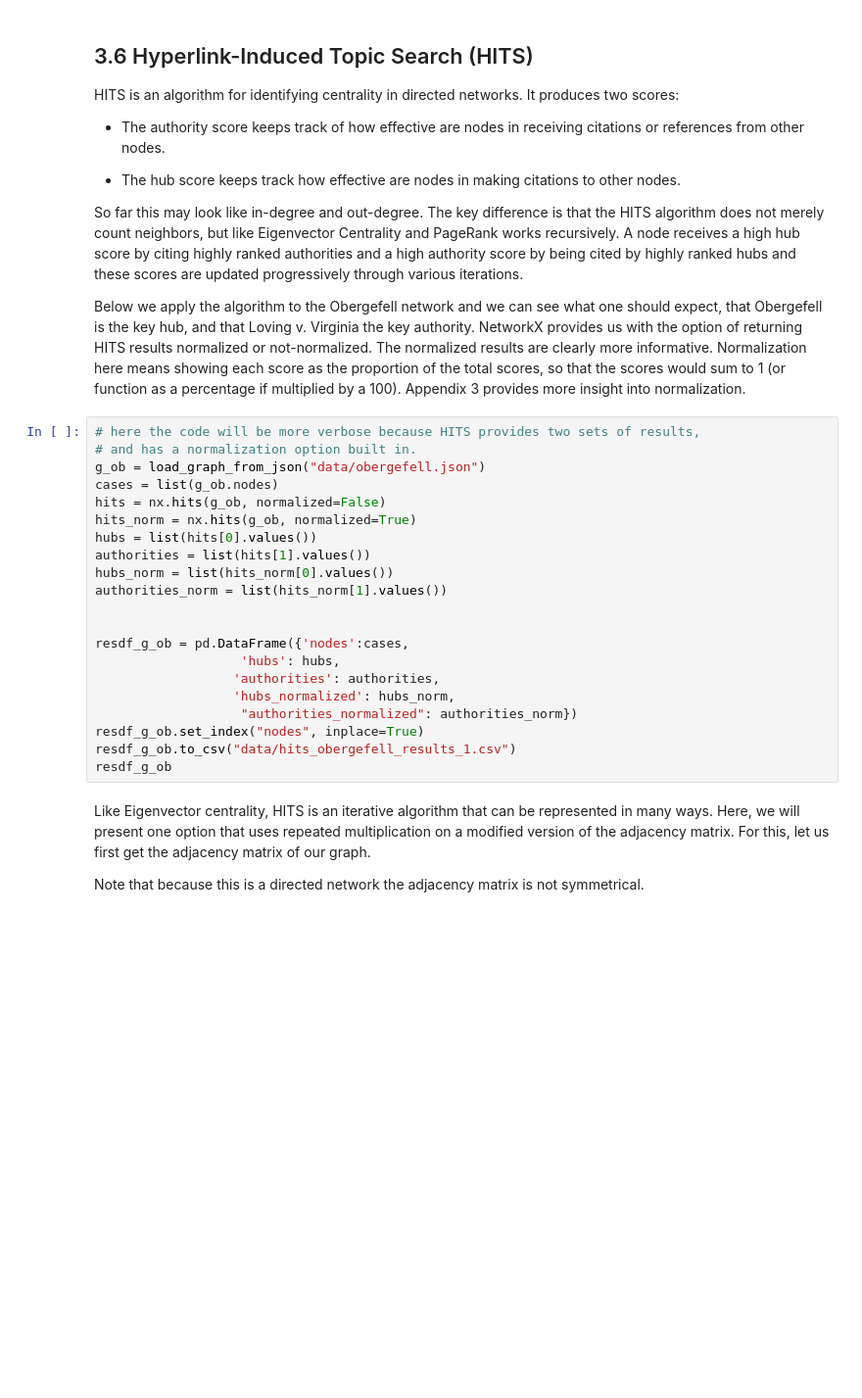
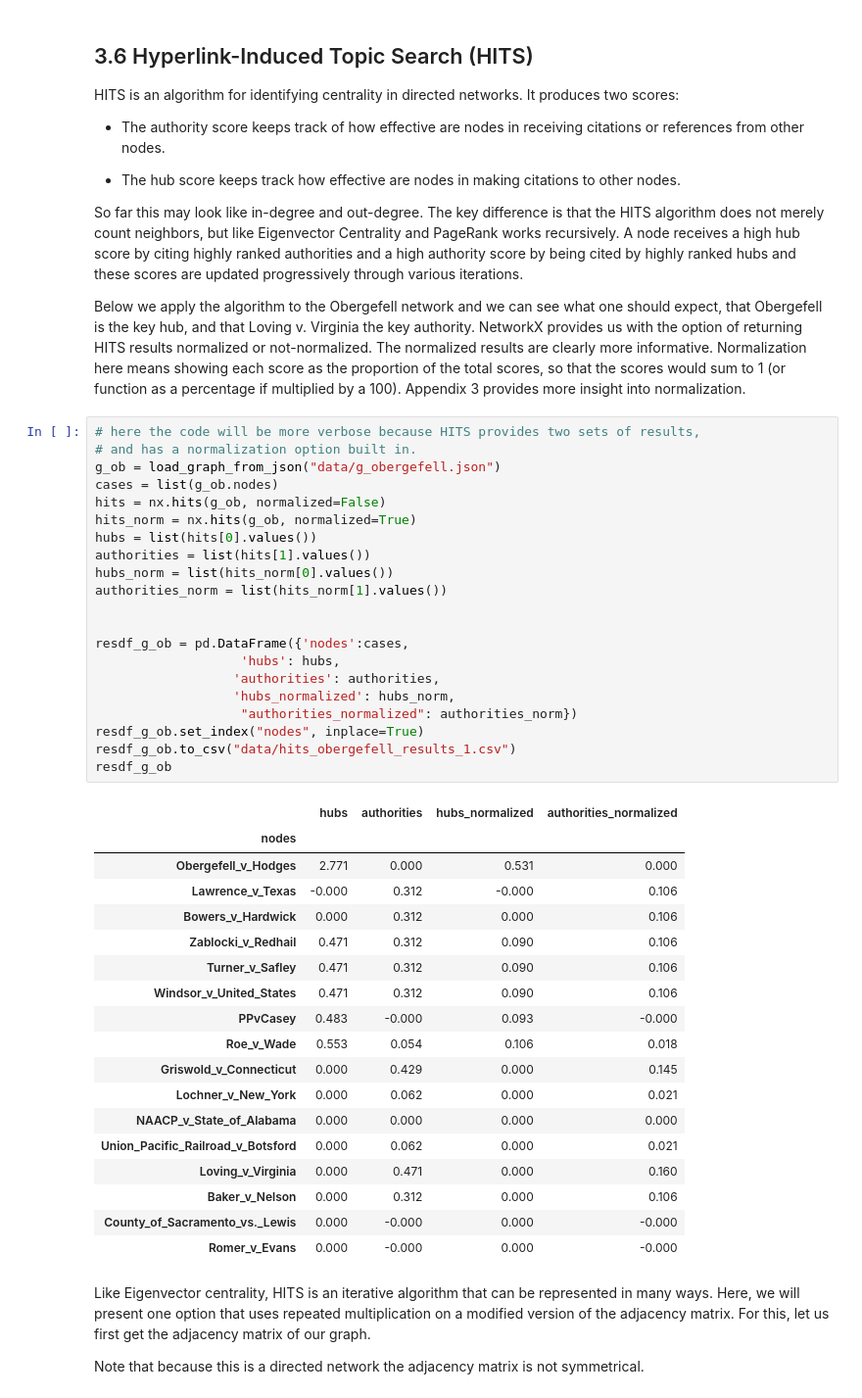
Before and after one commit to MaastrichtUniversityPress/legal-network-textbook, a Jupyter notebook: book/content/Chapter_3_Centrality.ipynb, the cells around one changed output. Shown at 98% size. Drawn from its saved outputs; the diff is of its cells as text; blank space fills up the shorter version.

```diff
--- a/book/content/Chapter_3_Centrality.ipynb
+++ b/book/content/Chapter_3_Centrality.ipynb
@@ -991,24 +1108,43 @@ Below we apply the algorithm to the Obergefell network and we can see what one s
 # %%
 # here the code will be more verbose because HITS provides two sets of results,
 # and has a normalization option built in.
-g_ob = load_graph_from_json("data/obergefell.json")
+g_ob = load_graph_from_json("data/g_obergefell.json")
 cases = list(g_ob.nodes)
 hits = nx.hits(g_ob, normalized=False)
 hits_norm = nx.hits(g_ob, normalized=True)
 hubs = list(hits[0].values())
 authorities = list(hits[1].values())
 hubs_norm = list(hits_norm[0].values())
 authorities_norm = list(hits_norm[1].values())
 
 
 resdf_g_ob = pd.DataFrame({'nodes':cases,
                    'hubs': hubs,
                   'authorities': authorities,
                   'hubs_normalized': hubs_norm,
                    "authorities_normalized": authorities_norm})
 resdf_g_ob.set_index("nodes", inplace=True)
 resdf_g_ob.to_csv("data/hits_obergefell_results_1.csv")
 resdf_g_ob
+# %% [output]
+|  | hubs | authorities | hubs_normalized | authorities_normalized |
+| nodes |  |  |  |  |
+| Obergefell_v_Hodges | 2.771 | 0.000 | 0.531 | 0.000 |
+| Lawrence_v_Texas | -0.000 | 0.312 | -0.000 | 0.106 |
+| Bowers_v_Hardwick | 0.000 | 0.312 | 0.000 | 0.106 |
+| Zablocki_v_Redhail | 0.471 | 0.312 | 0.090 | 0.106 |
+| Turner_v_Safley | 0.471 | 0.312 | 0.090 | 0.106 |
+| Windsor_v_United_States | 0.471 | 0.312 | 0.090 | 0.106 |
+| PPvCasey | 0.483 | -0.000 | 0.093 | -0.000 |
+| Roe_v_Wade | 0.553 | 0.054 | 0.106 | 0.018 |
+| Griswold_v_Connecticut | 0.000 | 0.429 | 0.000 | 0.145 |
+| Lochner_v_New_York | 0.000 | 0.062 | 0.000 | 0.021 |
+| NAACP_v_State_of_Alabama | 0.000 | 0.000 | 0.000 | 0.000 |
+| Union_Pacific_Railroad_v_Botsford | 0.000 | 0.062 | 0.000 | 0.021 |
+| Loving_v_Virginia | 0.000 | 0.471 | 0.000 | 0.160 |
+| Baker_v_Nelson | 0.000 | 0.312 | 0.000 | 0.106 |
+| County_of_Sacramento_vs._Lewis | 0.000 | -0.000 | 0.000 | -0.000 |
+| Romer_v_Evans | 0.000 | -0.000 | 0.000 | -0.000 |
 # %% [markdown]
 Like Eigenvector centrality, HITS is an iterative algorithm that can be represented in many ways. Here, we will present one option that uses repeated multiplication on a modified version of the adjacency matrix. For this, let us first get the adjacency matrix of our graph.
 
```
Also changed, not shown: parts of 31 cells of this notebook, 17 other files.
